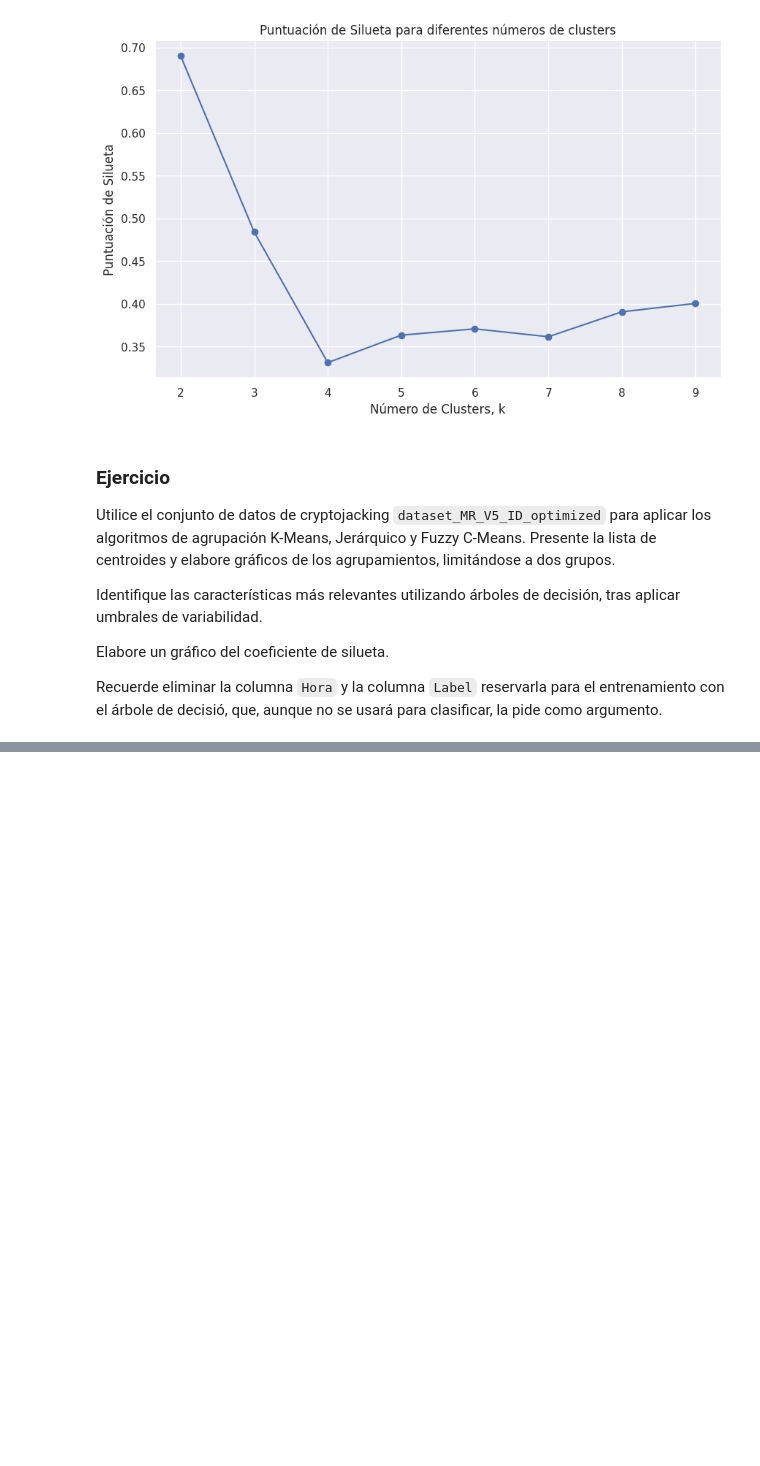
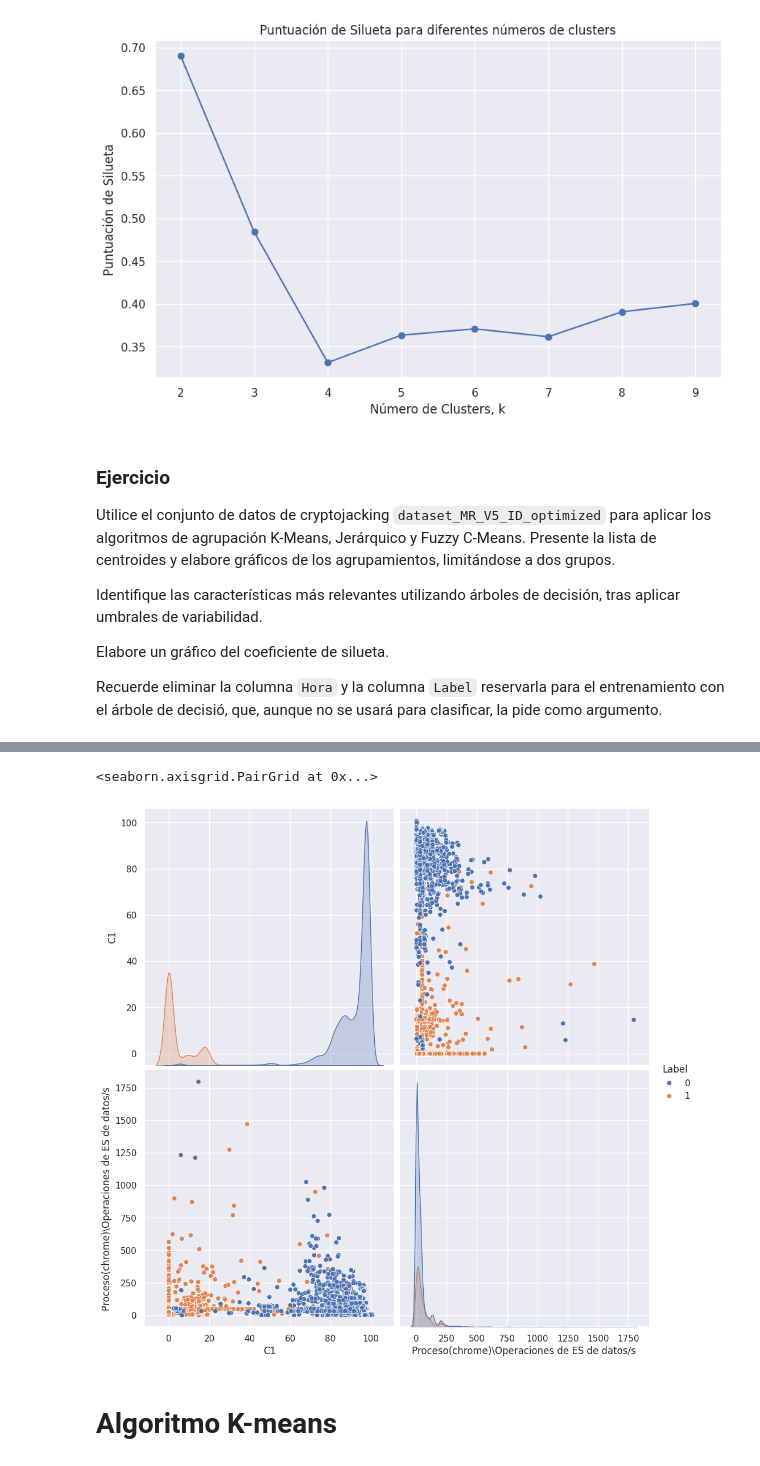
Before and after one commit to dannyasd/MineriaDeDatos, a Jupyter notebook: Lectura7.ipynb, the cells around one changed output, grey strips where cells are left out. Drawn from its saved outputs; the diff is of its cells as text; code cells hidden in the pictures; blank space fills up the shorter version.

```diff
--- a/Lectura7.ipynb
+++ b/Lectura7.ipynb
@@ -260,0 +270,12 @@ X = dataset.drop(columns=["Hora","Label"])
+# %%
+#Genrar un conjunto de todos los datos
+sns.set()
+#Seleccionar columnas
+columnas = ['C1','Proceso(chrome)\Operaciones de ES de datos/s','Label']
+# Agrupar
+sns.pairplot(dataset[columnas],size=5,hue='Label')
+# %% [output]
+<seaborn.axisgrid.PairGrid at 0x...>
+[figure, added]
+# %% [markdown]
+# **Algoritmo K-means**
```
Also changed, not shown: parts of 11 cells of this notebook.
